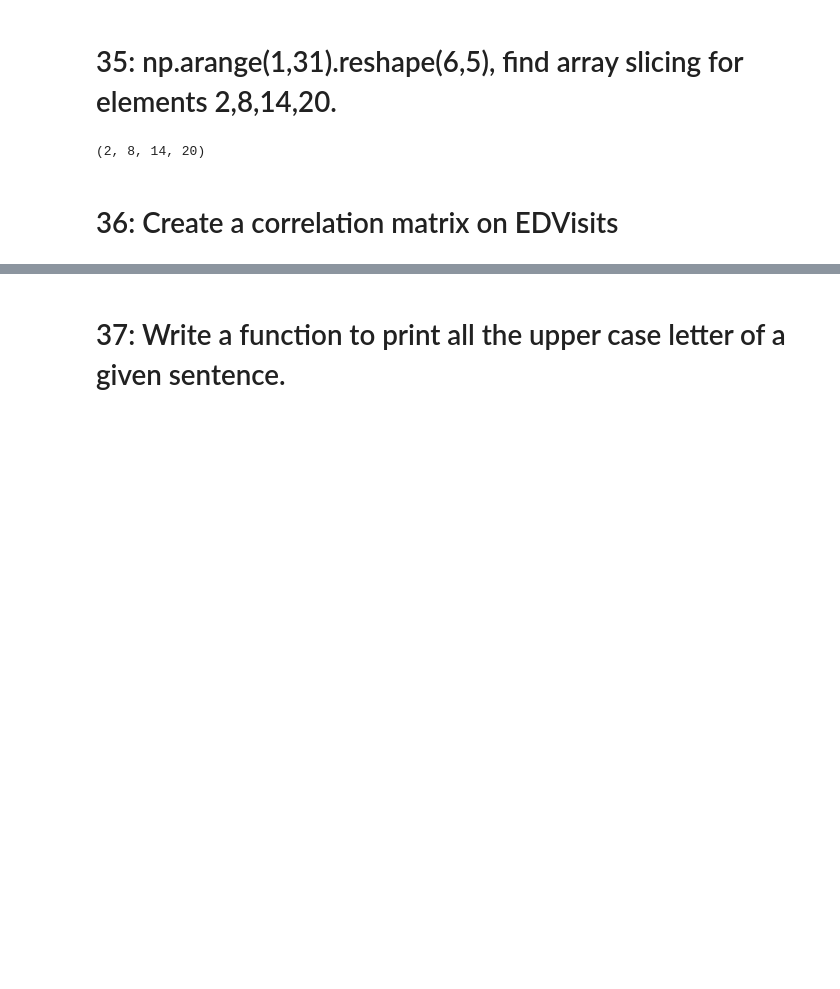
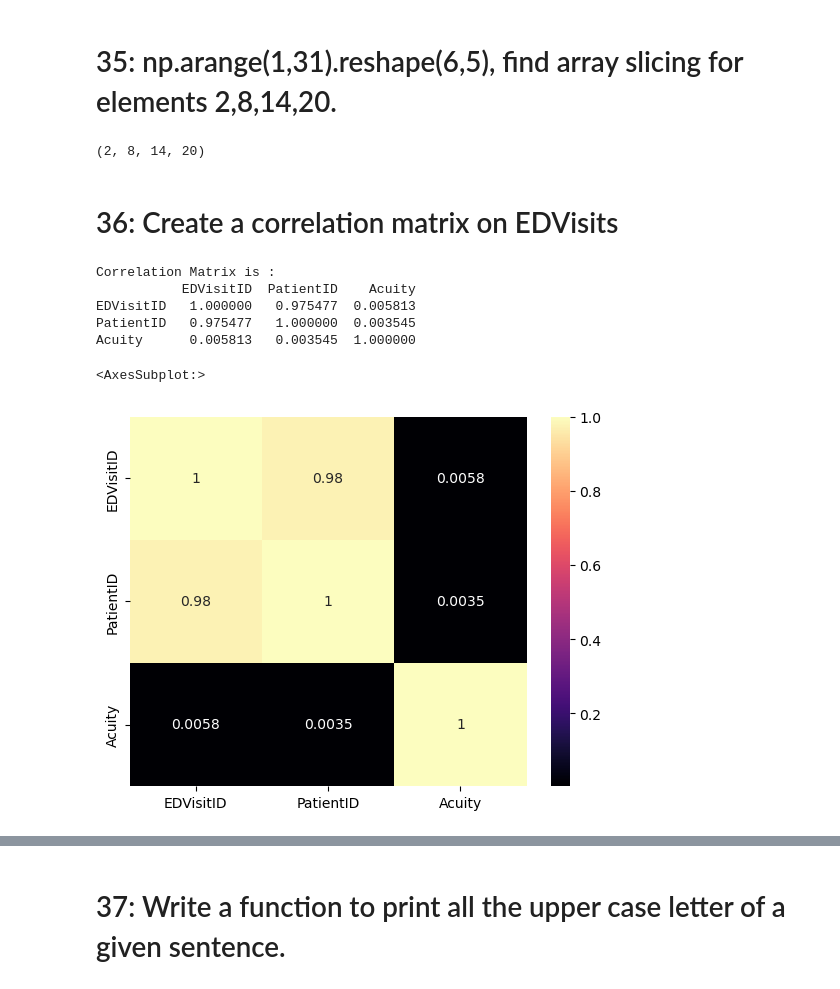
Before and after one commit to Seenu-Raj/Panda_Girls_Team3, a Jupyter notebook: Team3_PandaGirls_Q31-40.ipynb, the cells around one changed output, grey strips where cells are left out. Saved outputs shown, nothing was run; the diff lists cells and outputs as text; code cells hidden in the pictures; blank space fills up the shorter version.

```diff
--- a/Team3_PandaGirls_Q31-40.ipynb
+++ b/Team3_PandaGirls_Q31-40.ipynb
@@ -73,3 +78,21 @@ print(Elements)
 (2, 8, 14, 20)
 # %% [markdown]
 # 36: Create a correlation matrix on EDVisits
+# %%
+# EDVisits.head()
+matrix = EDVisits.corr()
+print("Correlation Matrix is : ")
+print(matrix)
+# %% [output]
+Correlation Matrix is :
+           EDVisitID  PatientID    Acuity
+EDVisitID   1.000000   0.975477  0.005813
+PatientID   0.975477   1.000000  0.003545
+Acuity      0.005813   0.003545  1.000000
+# %%
+import seaborn as sns
+EDmatrix = EDVisits.corr()
+sns.heatmap(EDmatrix, annot=True, cmap='magma')
+# %% [output]
+<AxesSubplot:>
+[figure, added]
```
Also changed, not shown: parts of 12 cells of this notebook, 1 other file.
